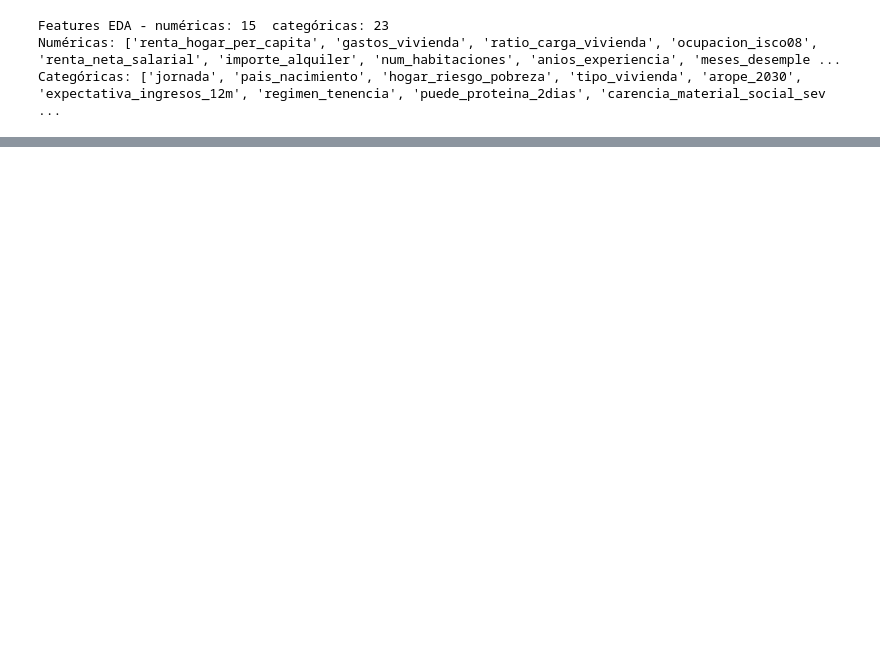
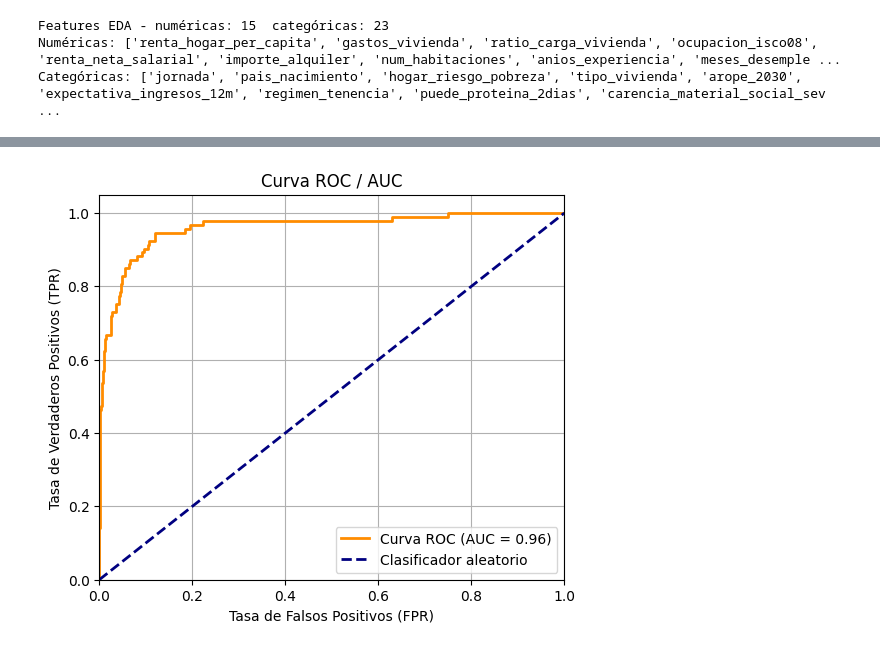
Before and after one commit to somm14/tfm_project, a Jupyter notebook: src/notebooks/02_modelado.ipynb, the cells around one changed output, grey strips where cells are left out. Cells and saved outputs as stored; diff of their text form; code cells hidden in the pictures; blank space fills up the shorter version.

Commit message:
model_pipeline

```diff
--- a/src/notebooks/02_modelado.ipynb
+++ b/src/notebooks/02_modelado.ipynb
@@ -745,0 +208,19 @@ print('═' * 60)
+# %%
+def construir_pipeline_completo(modelo, cols_num, cols_cat):
+    '''
+    Encapsula preprocesado + modelo en un único Pipeline.
+    Al pasarlo a cross_validate / GridSearchCV, cada fold ajusta
+    el preprocesado solo sobre sus datos de train.
+    '''
+    return Pipeline([
+        ('preprocesado', construir_preprocessor(cols_num, cols_cat)),
+        ('modelo',       modelo),
+    ])
+
+# Verificar que el pipeline se construye correctamente
+set_config(display='diagram')
+
+pipe_test = construir_pipeline_completo(
+    DummyClassifier(), FEATURES_NUM, FEATURES_CAT)
+
+pipe_test
@@ -745,0 +378,2 @@ print('═' * 60)
+# %%
+MEJOR_MODELO = 'LightGBM'
@@ -745,0 +437,24 @@ print('═' * 60)
+# %%
+# Visualización de la curva ROC-AUC contra test
+y_prob = gs_auc.predict_proba(X_test_raw)[:, 1]
+fpr, tpr, thresholds = roc_curve(y_test, y_prob)
+roc_auc = auc(fpr, tpr)
+
+plt.figure(figsize=(6, 5))
+plt.plot(
+    fpr, tpr, color="darkorange", lw=2, label=f"Curva ROC (AUC = {roc_auc:.2f})"
+)
+plt.plot(
+    [0, 1], [0, 1], color="navy", lw=2, linestyle="--", label="Clasificador aleatorio"
+)
+
+plt.xlim([0.0, 1.0])
+plt.ylim([0.0, 1.05])
+plt.xlabel("Tasa de Falsos Positivos (FPR)")
+plt.ylabel("Tasa de Verdaderos Positivos (TPR)")
+plt.title("Curva ROC / AUC")
+plt.legend(loc="lower right")
+plt.grid(True)
+plt.show()
+# %% [output]
+[figure, added]
```
Also changed, not shown: parts of 65 cells of this notebook, 7 other files.
